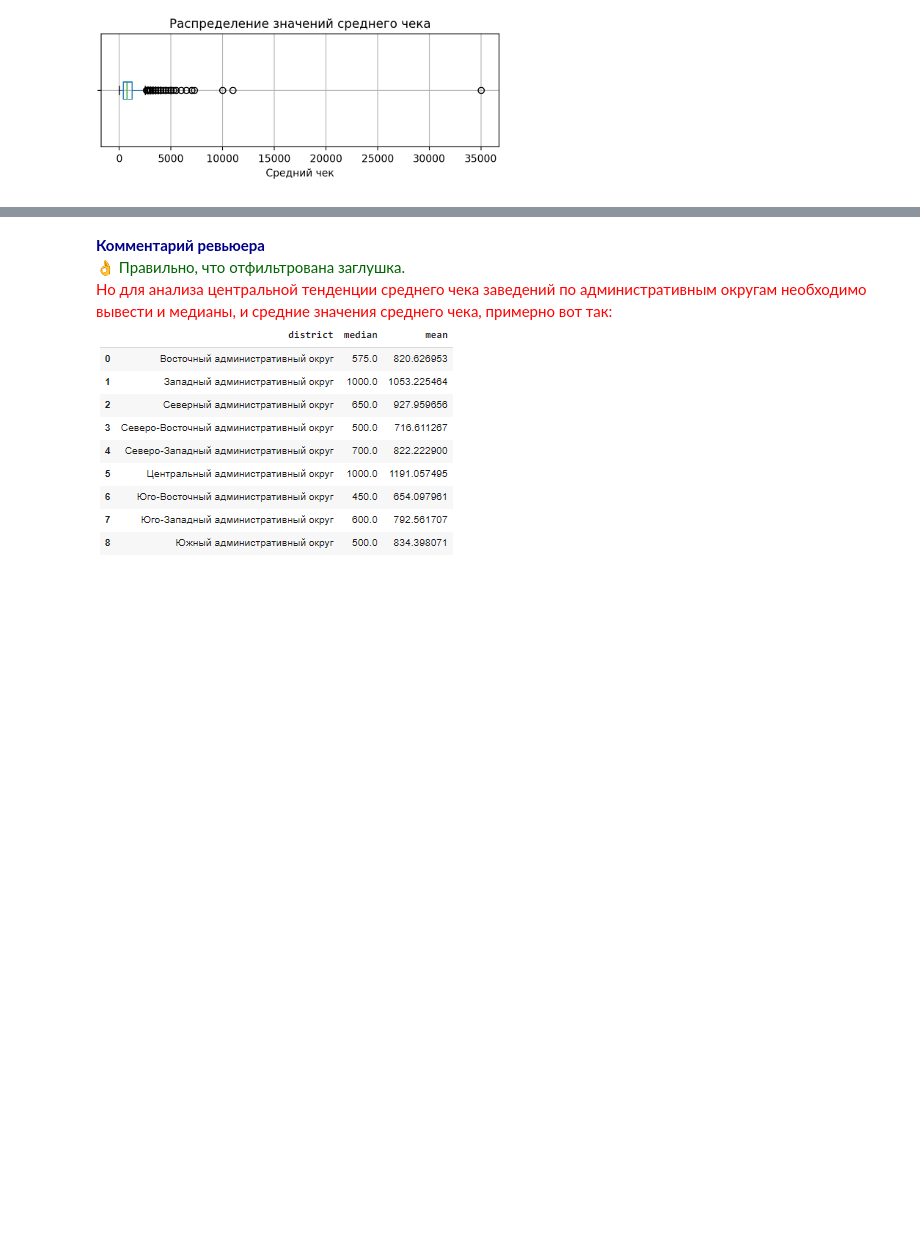
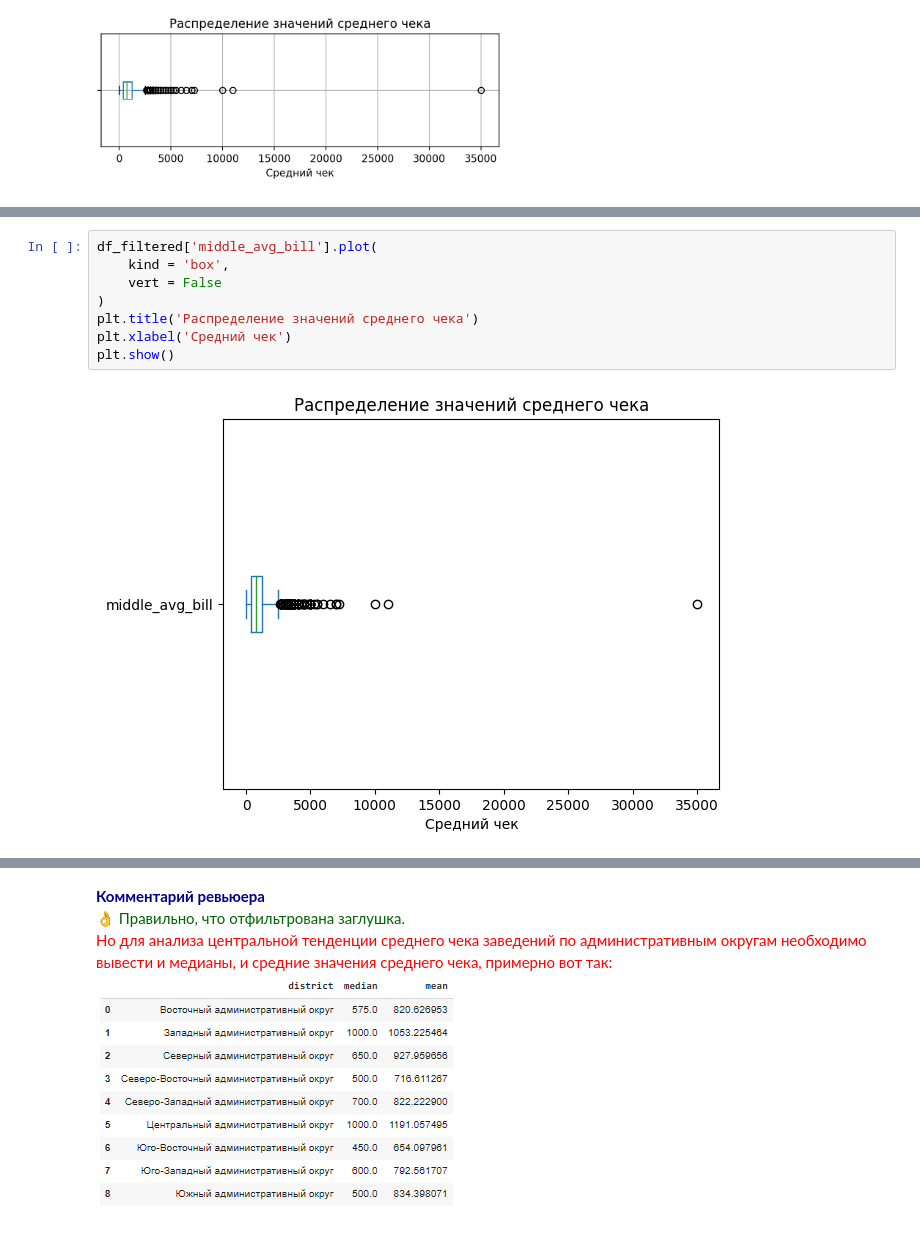
Before and after one commit to PsychoCoderrr/YPracticumProjects, a Jupyter notebook: VizPythonProjectVer2.ipynb, the cells around one changed output, grey strips where cells are left out. Saved outputs shown, nothing was run; the diff lists cells and outputs as text; blank space fills up the shorter version.

```diff
--- a/VizPythonProjectVer2.ipynb
+++ b/VizPythonProjectVer2.ipynb
@@ -924 +937,11 @@ one price coffee                      72  4.069444          кофейня
+# %%
+df_filtered['middle_avg_bill'].plot(
+    kind = 'box',
+    vert = False
+)
+plt.title('Распределение значений среднего чека')
+plt.xlabel('Средний чек')
+plt.show()
+# %% [output]
+[figure, added]
 # %%
```
Also changed, not shown: parts of 4 cells of this notebook.
